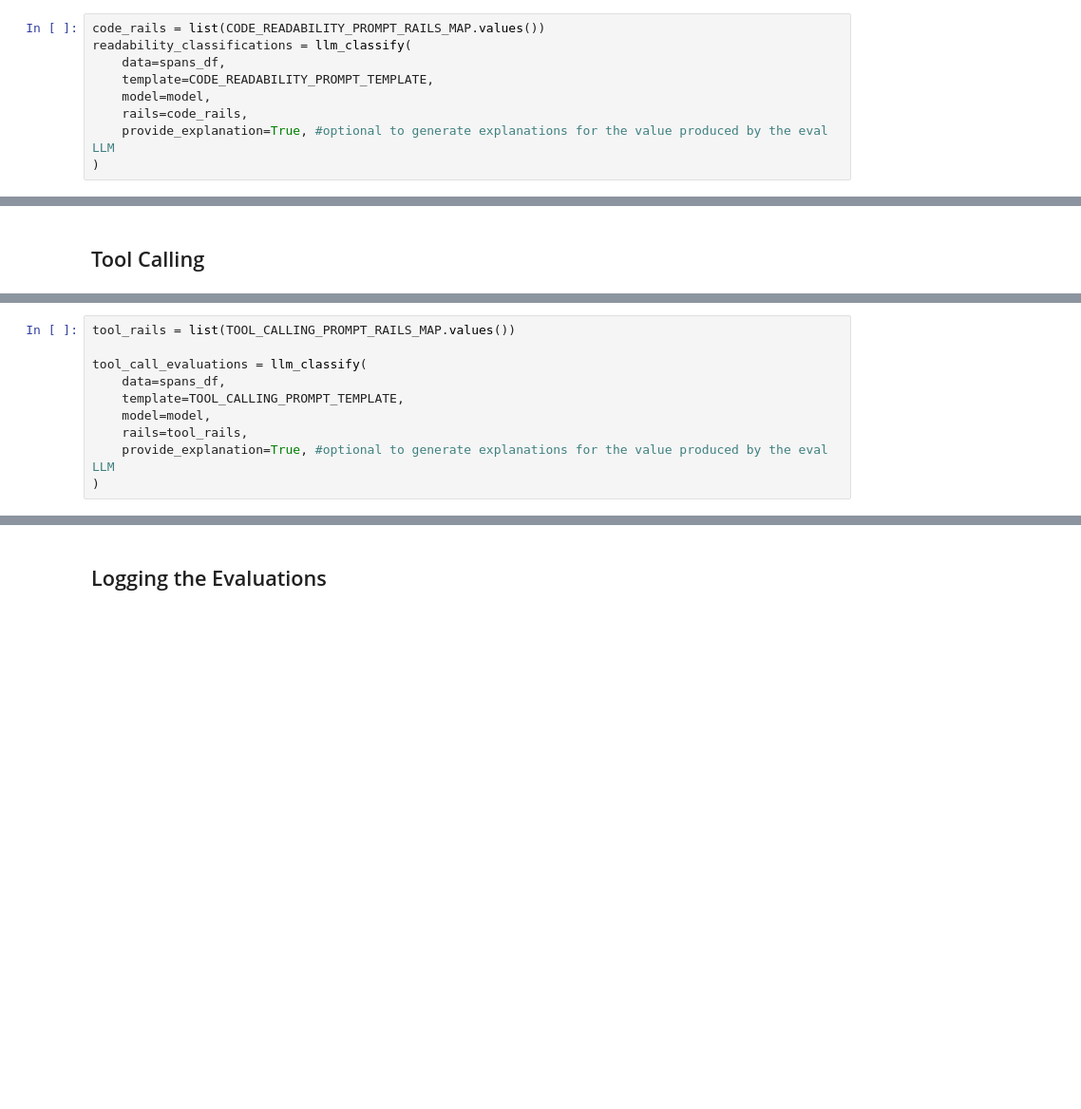
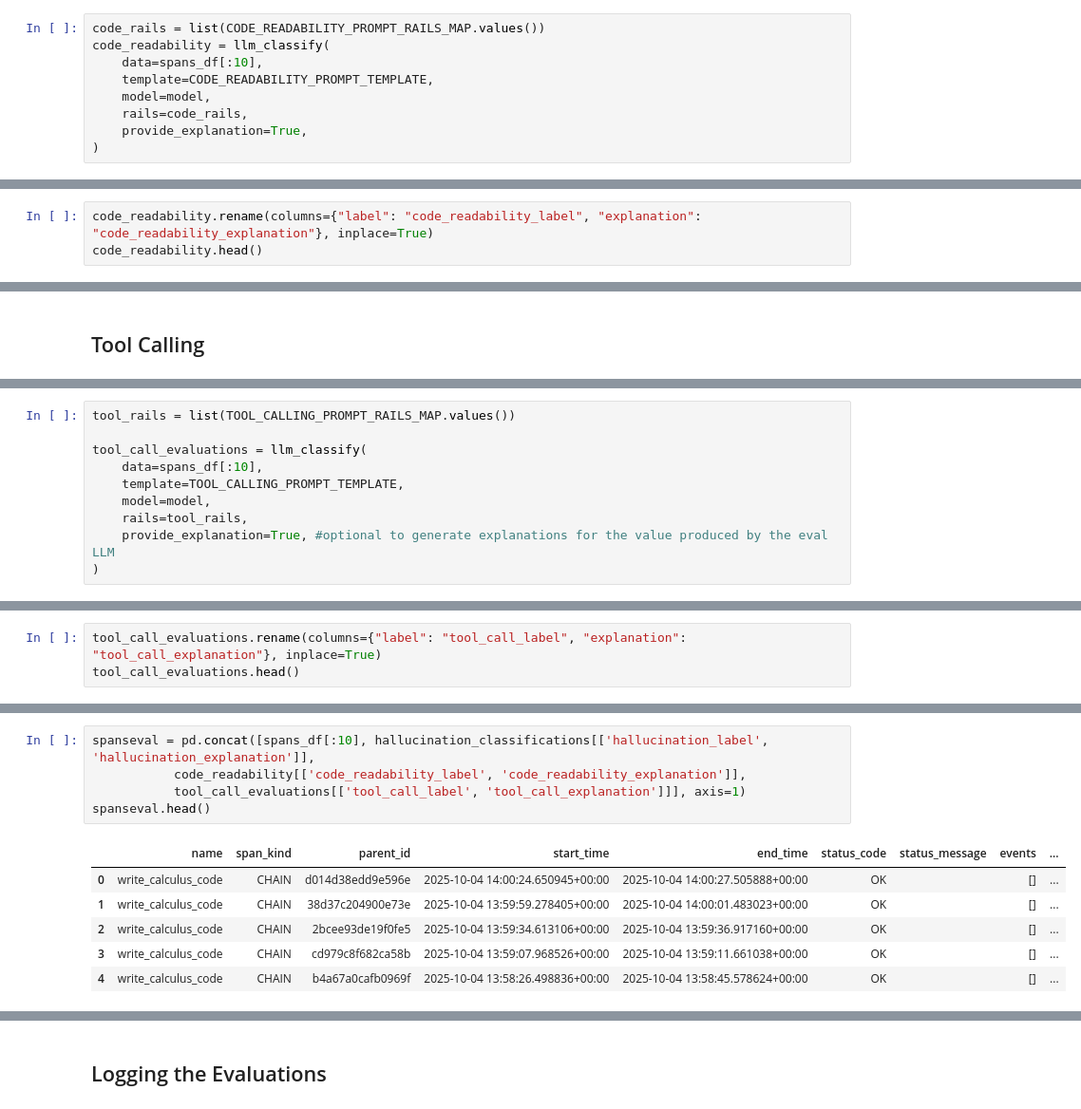
Before and after one commit to Danselem/GenAI_Tutorial, a Jupyter notebook: arize/notebook/agent-eval.ipynb, the cells around one changed output, grey strips where cells are left out. Shown: that part at 95% size. Cells and saved outputs as stored; diff of their text form; blank space fills up the shorter version.

```diff
--- a/arize/notebook/agent-eval.ipynb
+++ b/arize/notebook/agent-eval.ipynb
@@ -128,10 +296,10 @@ CODE_READABILITY_PROMPT_TEMPLATE = """
 """
 # %%
 code_rails = list(CODE_READABILITY_PROMPT_RAILS_MAP.values())
-readability_classifications = llm_classify(
-    data=spans_df,
+code_readability = llm_classify(
+    data=spans_df[:10],
     template=CODE_READABILITY_PROMPT_TEMPLATE,
     model=model,
     rails=code_rails,
-    provide_explanation=True, #optional to generate explanations for the value produced by the eval LLM
+    provide_explanation=True,
 )
@@ -139,0 +308,3 @@ readability_classifications.head()
+# %%
+code_readability.rename(columns={"label": "code_readability_label", "explanation": "code_readability_explanation"}, inplace=True)
+code_readability.head()
@@ -165,7 +358,7 @@ Output exactly one word: either "correct" or "incorrect". Do not output anything
 tool_rails = list(TOOL_CALLING_PROMPT_RAILS_MAP.values())
 
 tool_call_evaluations = llm_classify(
-    data=spans_df,
+    data=spans_df[:10],
     template=TOOL_CALLING_PROMPT_TEMPLATE,
     model=model,
     rails=tool_rails,
@@ -175,0 +369,3 @@ tool_call_evaluations.head()
+# %%
+tool_call_evaluations.rename(columns={"label": "tool_call_label", "explanation": "tool_call_explanation"}, inplace=True)
+tool_call_evaluations.head()
@@ -175,0 +379,12 @@ tool_call_evaluations.head()
+# %%
+spanseval = pd.concat([spans_df[:10], hallucination_classifications[['hallucination_label', 'hallucination_explanation']],
+           code_readability[['code_readability_label', 'code_readability_explanation']],
+           tool_call_evaluations[['tool_call_label', 'tool_call_explanation']]], axis=1)
+spanseval.head()
+# %% [output]
+|  | name | span_kind | parent_id | start_time | end_time | status_code | status_message | events | ... |
+| 0 | write_calculus_code | CHAIN | d014d38edd9e596e | 2025-10-04 14:00:24.650945+00:00 | 2025-10-04 14:00:27.505888+00:00 | OK |  | [] | ... |
+| 1 | write_calculus_code | CHAIN | 38d37c204900e73e | 2025-10-04 13:59:59.278405+00:00 | 2025-10-04 14:00:01.483023+00:00 | OK |  | [] | ... |
+| 2 | write_calculus_code | CHAIN | 2bcee93de19f0fe5 | 2025-10-04 13:59:34.613106+00:00 | 2025-10-04 13:59:36.917160+00:00 | OK |  | [] | ... |
+| 3 | write_calculus_code | CHAIN | cd979c8f682ca58b | 2025-10-04 13:59:07.968526+00:00 | 2025-10-04 13:59:11.661038+00:00 | OK |  | [] | ... |
+| 4 | write_calculus_code | CHAIN | b4a67a0cafb0969f | 2025-10-04 13:58:26.498836+00:00 | 2025-10-04 13:58:45.578624+00:00 | OK |  | [] | ... |
```
Also changed, not shown: parts of 30 cells of this notebook, 1 other file.
